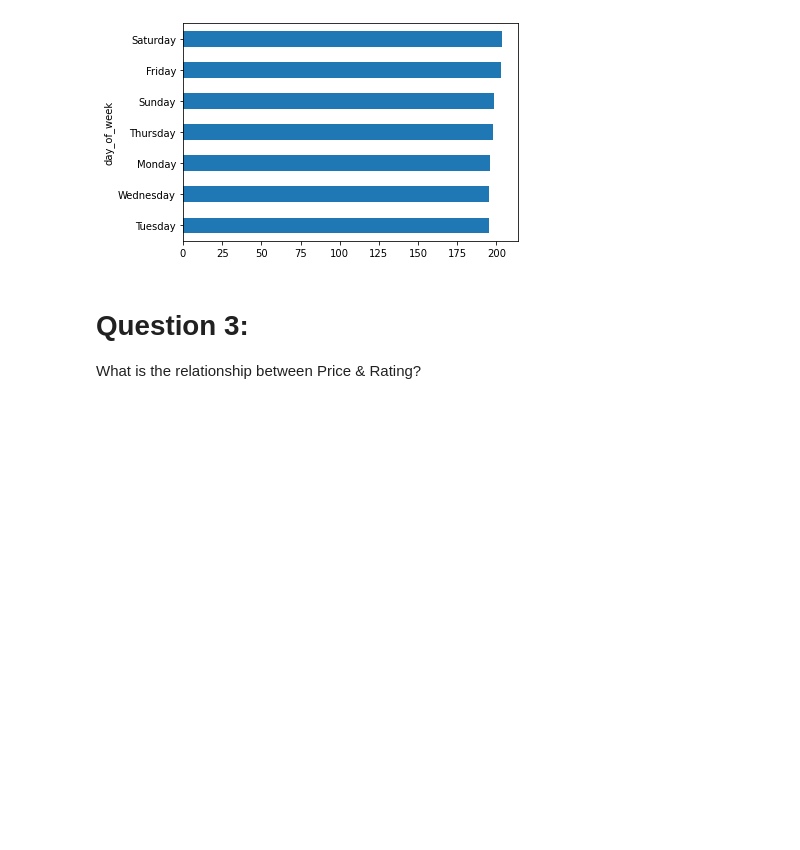
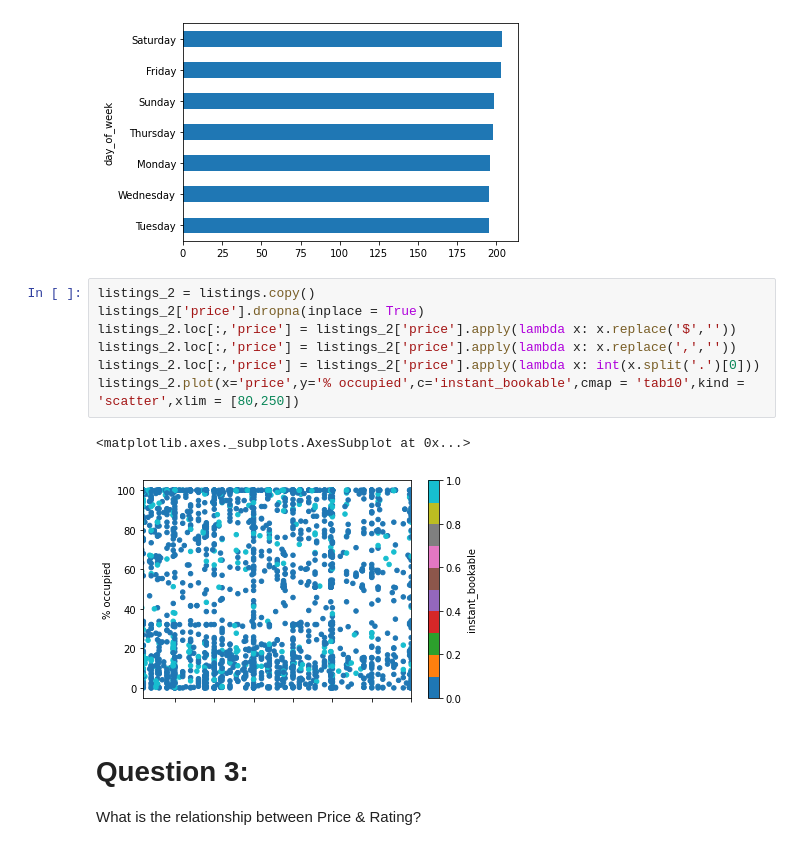
Before and after one commit to ogurashi/Boston-AirBnB-Analysis, a Jupyter notebook: rentals.ipynb, the cells around one changed output. Drawn from its saved outputs; the diff is of its cells as text; blank space fills up the shorter version.

```diff
--- a/rentals.ipynb
+++ b/rentals.ipynb
@@ -383,6 +378,16 @@ vacant.groupby('day_of_week')['price'].mean().sort_values().plot(kind = 'barh')
 # %% [output]
 <matplotlib.axes._subplots.AxesSubplot at 0x...>
 [figure]
+# %%
+listings_2 = listings.copy()
+listings_2['price'].dropna(inplace = True)
+listings_2.loc[:,'price'] = listings_2['price'].apply(lambda x: x.replace('$',''))
+listings_2.loc[:,'price'] = listings_2['price'].apply(lambda x: x.replace(',',''))
+listings_2.loc[:,'price'] = listings_2['price'].apply(lambda x: int(x.split('.')[0]))
+listings_2.plot(x='price',y='% occupied',c='instant_bookable',cmap = 'tab10',kind = 'scatter',xlim = [80,250])
+# %% [output]
+<matplotlib.axes._subplots.AxesSubplot at 0x...>
+[figure, added]
 # %% [markdown]
 # Question 3:
 What is the relationship between Price & Rating?
```
Also changed, not shown: parts of 11 cells of this notebook.
